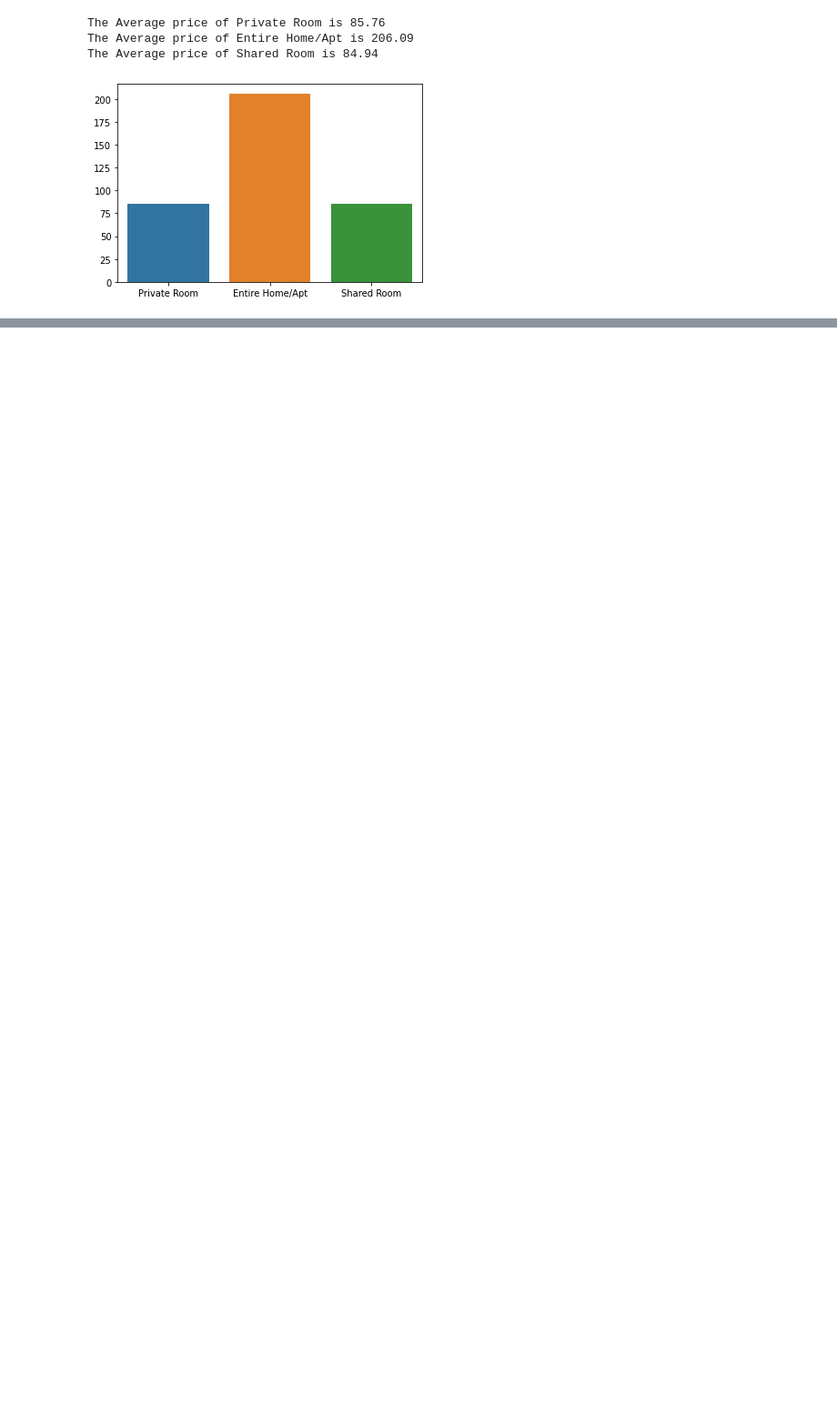
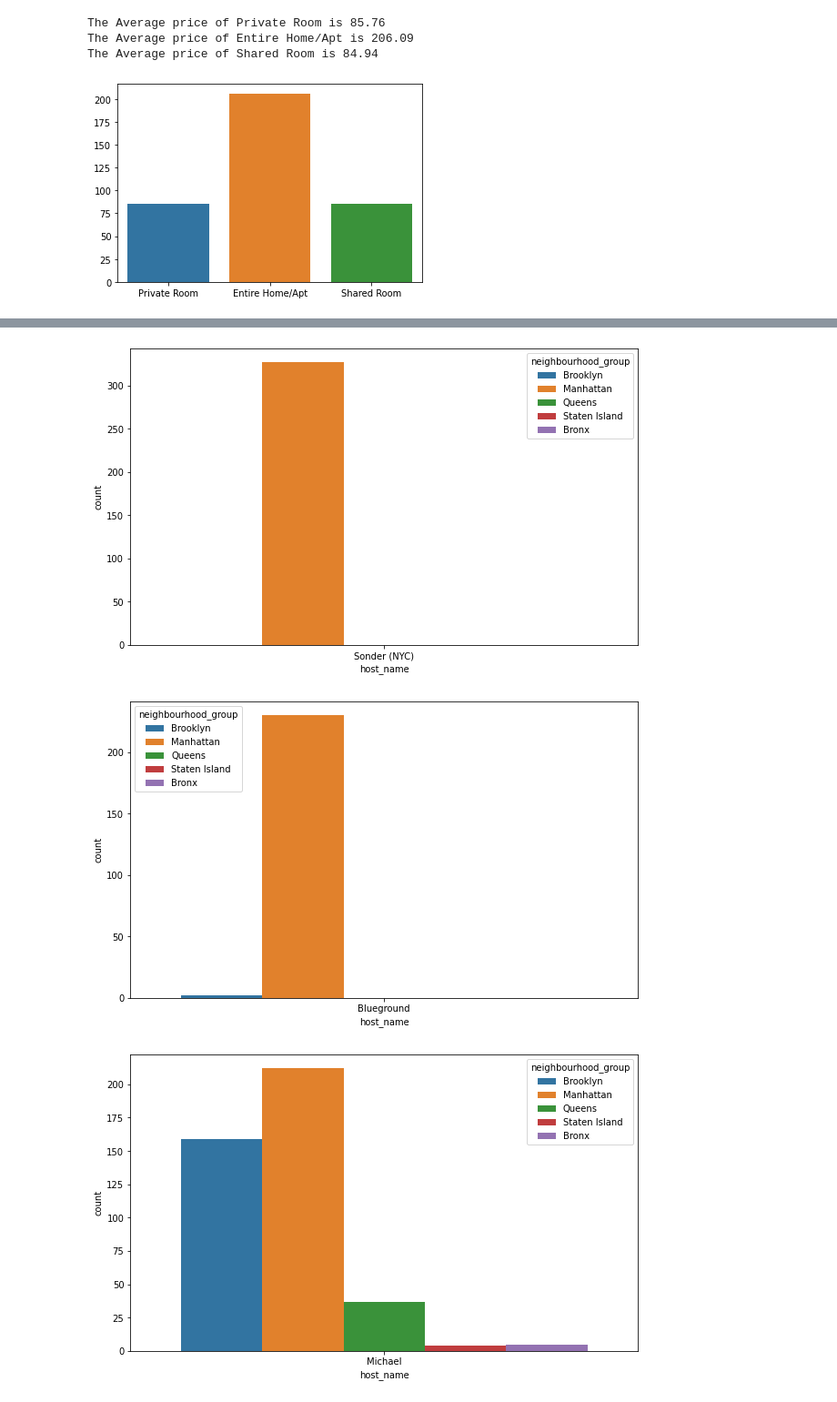
Before and after one commit to Somnath98/EDA-Airbnb, a Jupyter notebook: Air_Bnb_Bookings_Analysis_Capstone_Project.ipynb, the cells around one changed output, grey strips where cells are left out. Shown at 91% size. Cells and saved outputs as stored; diff of their text form; code cells hidden in the pictures; blank space fills up the shorter version.

```diff
--- a/Air_Bnb_Bookings_Analysis_Capstone_Project.ipynb
+++ b/Air_Bnb_Bookings_Analysis_Capstone_Project.ipynb
@@ -326,0 +350,11 @@ The Average price of Shared Room is 84.94
+# %%
+# Which neighbourhood_group are most visited by this top 10 highly spending hosts
+
+for index, col in top_10_affluent_hosts.items():
+
+  plt.figure(figsize=[10,6])
+  sns.countplot(x = new_air_df[new_air_df['host_name']==index]['host_name'], hue=new_air_df['neighbourhood_group'])
+# %% [output]
+[figure, added]
+[figure, added]
+[figure, added]
```
Also changed, not shown: parts of 10 cells of this notebook.
